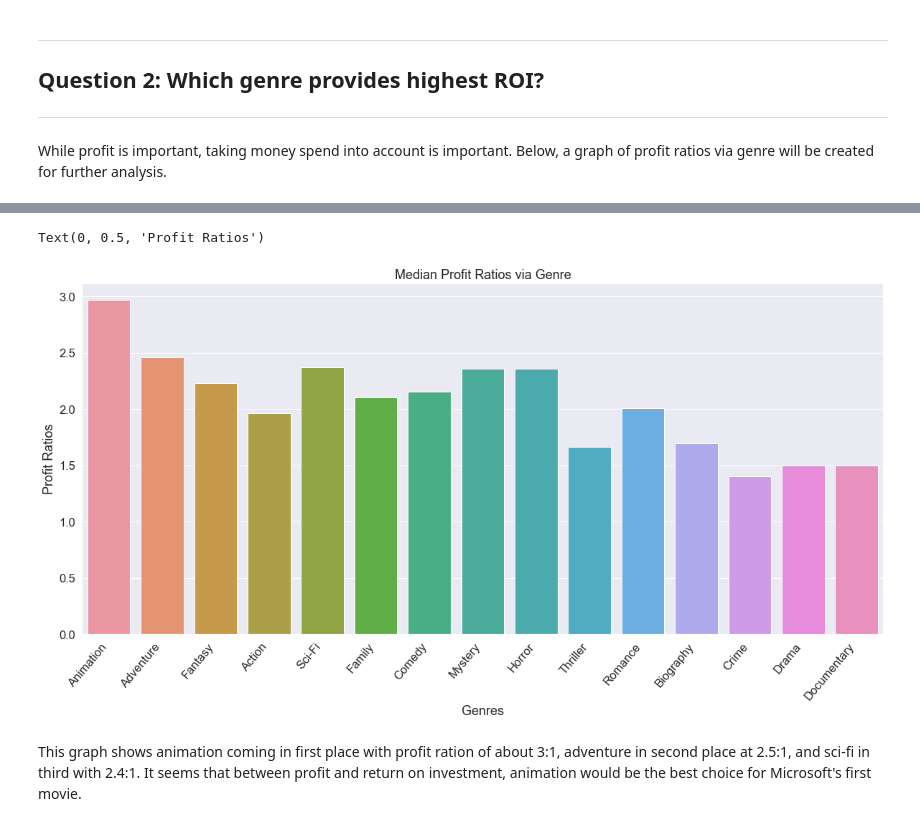
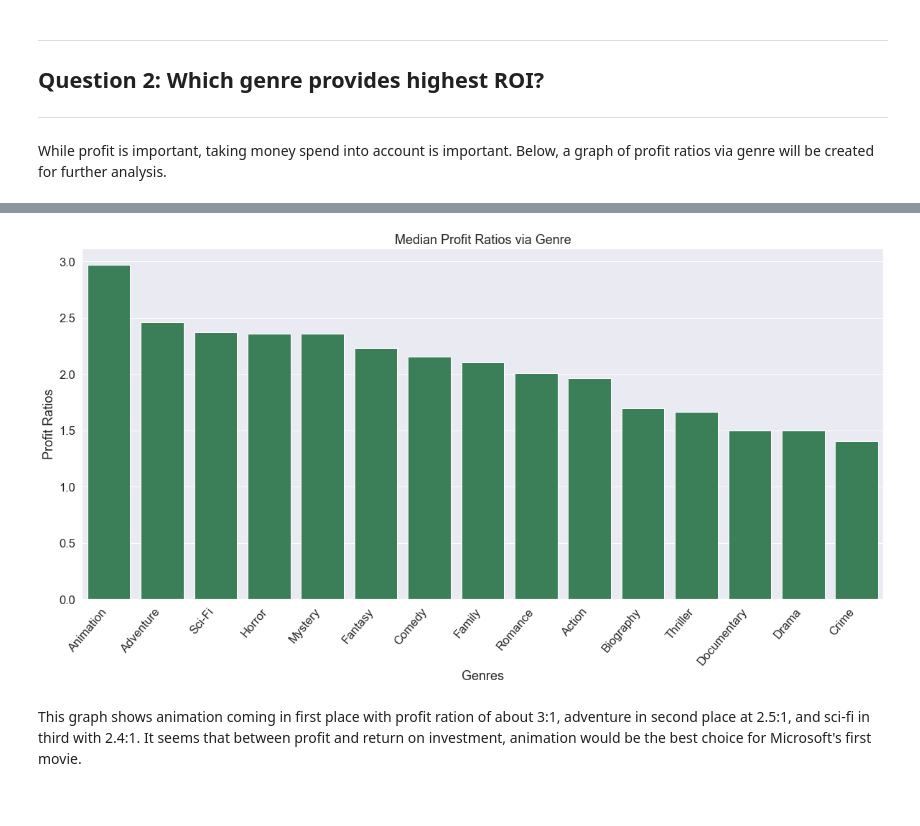
Before and after one commit to sierrajul/Microsoft-Movie-Analysis, a Jupyter notebook: dsc-phase1-project-template.ipynb, the cells around one changed output, grey strips where cells are left out. Drawn from its saved outputs; the diff is of its cells as text; code cells hidden in the pictures.

```diff
--- a/dsc-phase1-project-template.ipynb
+++ b/dsc-phase1-project-template.ipynb
@@ -552,3 +554,6 @@ The median profits via genre graph shows animation, fantasy, adventure, and sci-
 ***
 
 While profit is important, taking money spend into account is important. Below, a graph of profit ratios via genre will be created for further analysis.
+# %%
+df_roi_median = df.groupby('genres', as_index=False).median().sort_values('roi', ascending=False).reset_index()
+df_roi_median.loc[:,['genres','adjusted_budget','adjusted_gross', 'profit', 'roi']]
@@ -555,22 +577,22 @@ While profit is important, taking money spend into account is important. Below,
 # %%
 # create graph visualizing profit ratio data
 fig, axes = plt.subplots(figsize=(20, 10))
 fig.autofmt_xdate(rotation=50)
 
-sns.barplot(data = df_gp_median,
+sns.barplot(data = df_roi_median,
            x = 'genres',
            y = 'roi',
            ci=None,
+            color='seagreen'
            )
 
 axes.set_title('Median Profit Ratios via Genre')
 axes.set_xlabel('Genres')
 axes.set_ylabel('Profit Ratios')
 
-# plt.savefig('Medianratio_vs_genre.png')
+# plt.savefig('Medianratio_vs_genre_updated.png')
 # %% [output]
-Text(0, 0.5, 'Profit Ratios')
-[figure, old version]
+[figure, new version]
 # %% [markdown]
 This graph shows animation coming in first place with profit ration of about 3:1, adventure in second place at 2.5:1, and sci-fi in third with 2.4:1. It seems that between profit and return on investment, animation would be the best choice for Microsoft's first movie.
 # %% [markdown]
```
Also changed, not shown: parts of 4 cells of this notebook, 3 other files.
